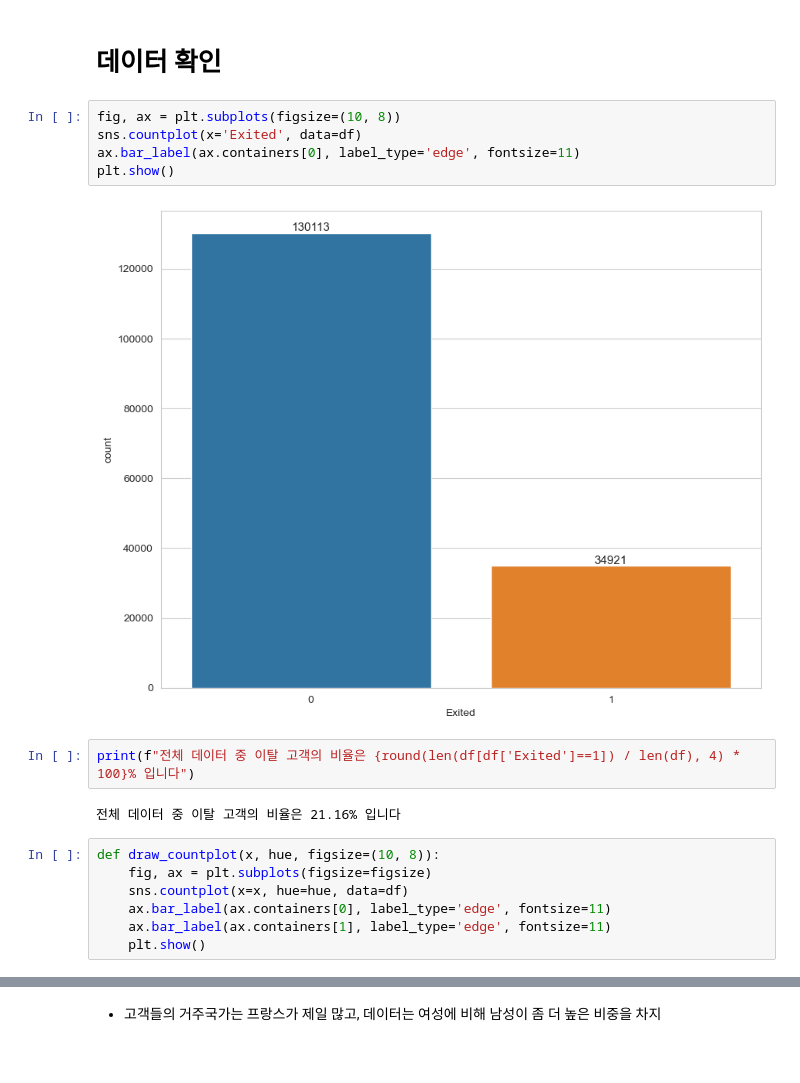
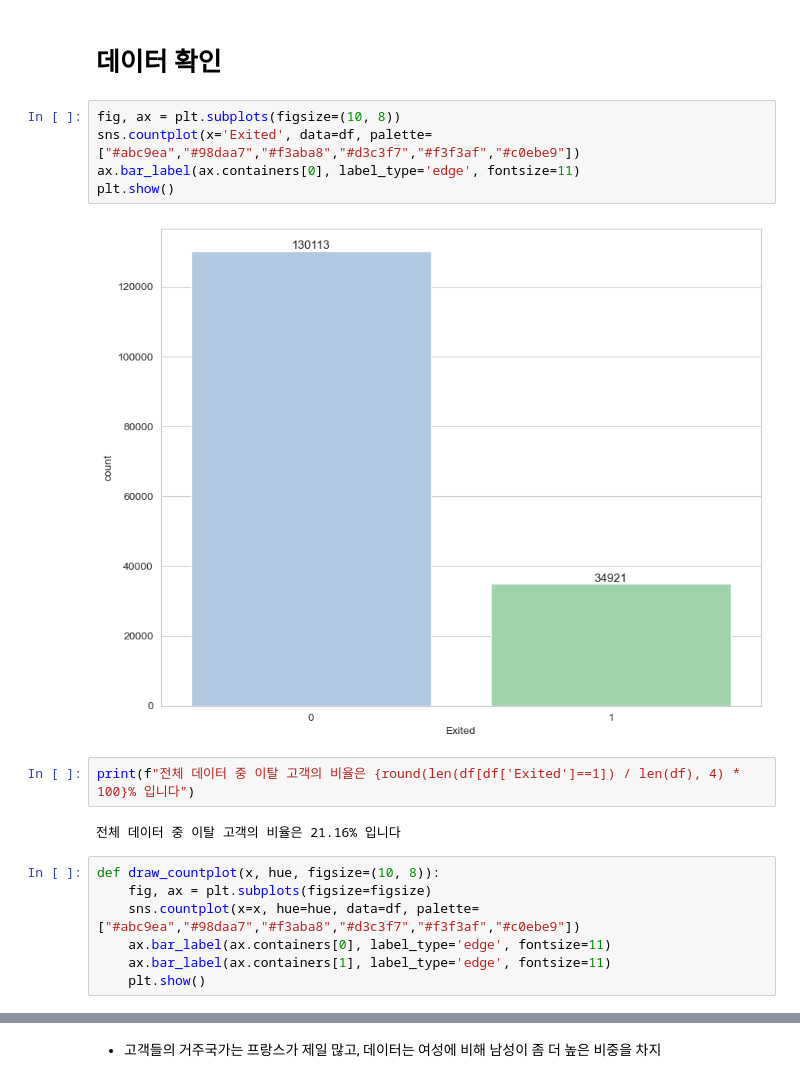
Before and after one commit to kikipark9/ML_Team_Project, a Jupyter notebook: eda_source/[EDA] 1. First View.ipynb, the cells around one changed output, grey strips where cells are left out. Drawn from its saved outputs; the diff is of its cells as text.

```diff
--- a/eda_source/[EDA] 1. First View.ipynb
+++ b/eda_source/[EDA] 1. First View.ipynb
@@ -109,11 +109,11 @@ df.head()
 # 데이터 확인
 # %%
 fig, ax = plt.subplots(figsize=(10, 8))
-sns.countplot(x='Exited', data=df)
+sns.countplot(x='Exited', data=df, palette=["#abc9ea","#98daa7","#f3aba8","#d3c3f7","#f3f3af","#c0ebe9"])
 ax.bar_label(ax.containers[0], label_type='edge', fontsize=11)
 plt.show()
 # %% [output]
-[figure, old version]
+[figure, new version]
 # %%
 print(f"전체 데이터 중 이탈 고객의 비율은 {round(len(df[df['Exited']==1]) / len(df), 4) * 100}% 입니다")
 # %% [output]
@@ -121,7 +121,7 @@ print(f"전체 데이터 중 이탈 고객의 비율은 {round(len(df[df['Exited
 # %%
 def draw_countplot(x, hue, figsize=(10, 8)):
     fig, ax = plt.subplots(figsize=figsize)
-    sns.countplot(x=x, hue=hue, data=df)
+    sns.countplot(x=x, hue=hue, data=df, palette=["#abc9ea","#98daa7","#f3aba8","#d3c3f7","#f3f3af","#c0ebe9"])
     ax.bar_label(ax.containers[0], label_type='edge', fontsize=11)
     ax.bar_label(ax.containers[1], label_type='edge', fontsize=11)
     plt.show()
```
Also changed, not shown: parts of 19 cells of this notebook.
